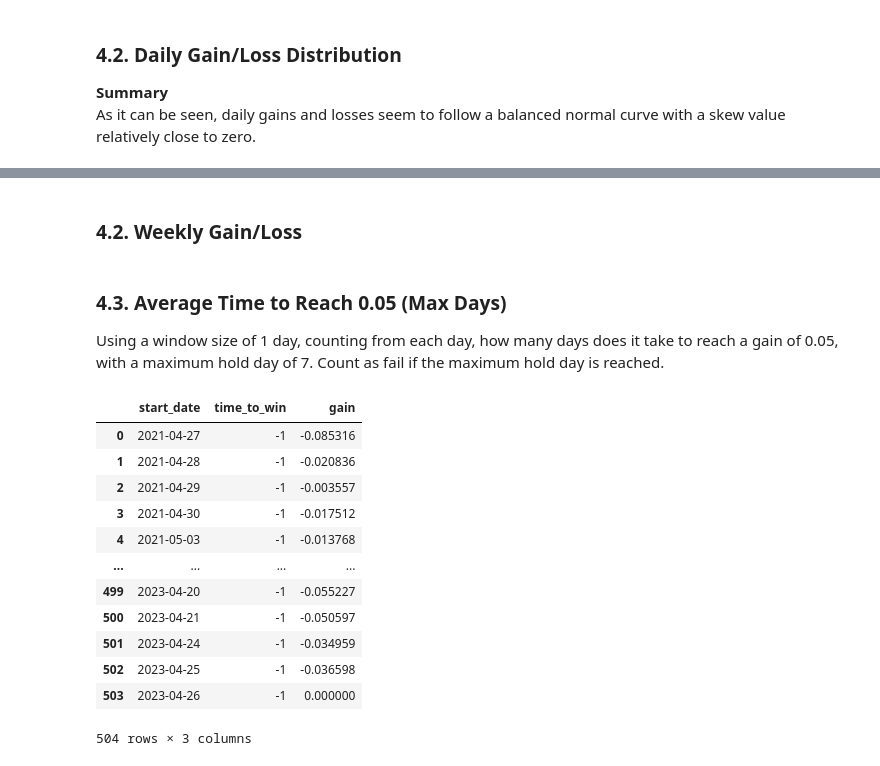
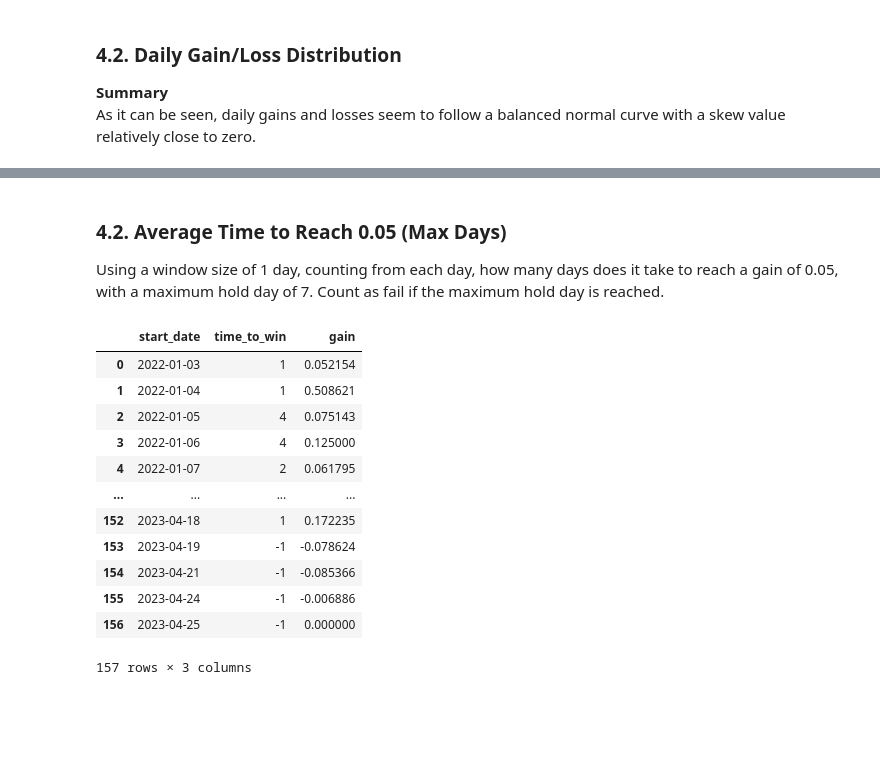
Before and after one commit to salsabiilashifa11/stock-market-analyser, a Jupyter notebook: Swing Trading Analysis.ipynb, the cells around one changed output, grey strips where cells are left out. Cells and saved outputs as stored; diff of their text form; code cells hidden in the pictures; blank space fills up the shorter version.

```diff
--- a/Swing Trading Analysis.ipynb
+++ b/Swing Trading Analysis.ipynb
@@ -111,0 +137,4 @@ df
+# %%
+# Call
+df = preprocess(data)
+df
@@ -159,10 +205,8 @@ fig = ff.create_distplot([df['gain_loss'].to_list()], ['gain_loss'], bin_size=.0
 fig.show()
 # %% [output]
 [interactive output not drawn]
-# %% [markdown]
-### 4.2. Weekly Gain/Loss
 # %% [markdown]
-### 4.3. Average Time to Reach 0.05 (Max Days)
+### 4.2. Average Time to Reach 0.05 (Max Days)
 
 Using a window size of 1 day, counting from each day, how many days does it take to reach a gain of 0.05, with a maximum hold day of 7. Count as fail if the maximum hold day is reached.
 # %%
@@ -200,9 +248,10 @@ def window_slide(
         row: pd.Series,
         df: pd.DataFrame,
         x: float,
-        idx_start: int,
+        comparator: ComparisonType,
+        fail_condition: FailCondition,
         max_days: int,
-        comparator: ComparisonType
+        max_loss: float,
     ) -> (int, float):
     """
     Returns a tuple that denotes the minimum number of days it takes to reach a certain gain value from
@@ -212,17 +261,31 @@ def window_slide(
         row: the row from the dataframe that denotes the starting date
         df: source dataframe that will be analysed
         x: target gain to be reached
-        idx_start: the index of the starting row
+        comparator: what metric to use as comparison
+        fail_condition: how the fail condition is defined to be
         max_days: maximum days of withholding before declaring failure
-        comparator: what metric to use as comparison
+        max_loss: maximum loss withstood before declaring failure
     [Output]
         (int, float)
     """
-    idx_curr = idx_start
+    # Variable initiation
+    idx_start = idx_curr = row['row_index']
     gain_curr = 0
-    while (gain_curr < x) and (idx_curr - idx_start < max_days) and (idx_curr < len(df)-1):
+    is_fail = False
+
+    while (gain_curr < x) and (idx_curr < len(df)-1) and (not is_fail):
         idx_curr += 1
-        gain_curr = get_value(df=df, idx_start=idx_start, idx_end=idx_curr, comparator=comparator)
+        gain_curr = get_value(
+            df=df,
+            idx_start=idx_start,
+            idx_end=idx_curr,
+            comparator=comparator,
+        )
+        # Recheck fail condition
+        if (fail_condition == FailCondition.TIME):
+            is_fail = idx_curr - idx_start >= max_days
+        elif (fail_condition == FailCondition.LOSS):
+            is_fail = gain_curr < max_loss
 
     # Success condition reached
     if (gain_curr > x):
@@ -234,8 +297,10 @@ def window_slide(
 def time_to_reach_x(
         df: pd.DataFrame,
         x: float = 0.05,
-        max_days: int = 14,
-        comparison_type: ComparisonType = ComparisonType.AVG
+        comparison_type: ComparisonType = ComparisonType.AVG,
+        fail_condition: FailCondition = FailCondition.TIME,
+        max_days: int = 30,
+        max_loss: float = -0.1
     ) -> pd.DataFrame:
     """
     For each day that the market is open, this function calculates how many days it takes to reach a gain of x,
@@ -251,28 +316,30 @@ def time_to_reach_x(
     res = pd.DataFrame()
     temp = pd.DataFrame()
 
-    temp['window_res'] = df.apply(lambda row : window_slide(row, df, x, row['row_index'], max_days, comparison_type), axis = 1)
+    temp['window_res'] = df.apply(lambda row : window_slide(
+        row, df, x, comparison_type, fail_condition, max_days, max_loss
+    ), axis = 1)
     res['start_date'] = df['date']
     res['time_to_win'], res['gain'] = zip(*temp['window_res'])
 
     return res
 # %%
-result = time_to_reach_x(df, x=0.05, max_days=40)
+result = time_to_reach_x(df, x=0.05, comparison_type=ComparisonType('high'))
 result
 # %% [output]
 |  | start_date | time_to_win | gain |
-| 0 | 2021-04-27 | -1 | -0.085316 |
-| 1 | 2021-04-28 | -1 | -0.020836 |
-| 2 | 2021-04-29 | -1 | -0.003557 |
-| 3 | 2021-04-30 | -1 | -0.017512 |
-| 4 | 2021-05-03 | -1 | -0.013768 |
+| 0 | 2022-01-03 | 1 | 0.052154 |
+| 1 | 2022-01-04 | 1 | 0.508621 |
+| 2 | 2022-01-05 | 4 | 0.075143 |
+| 3 | 2022-01-06 | 4 | 0.125000 |
+| 4 | 2022-01-07 | 2 | 0.061795 |
 | ... | ... | ... | ... |
-| 499 | 2023-04-20 | -1 | -0.055227 |
-| 500 | 2023-04-21 | -1 | -0.050597 |
-| 501 | 2023-04-24 | -1 | -0.034959 |
-| 502 | 2023-04-25 | -1 | -0.036598 |
-| 503 | 2023-04-26 | -1 | 0.000000 |
+| 152 | 2023-04-18 | 1 | 0.172235 |
+| 153 | 2023-04-19 | -1 | -0.078624 |
+| 154 | 2023-04-21 | -1 | -0.085366 |
+| 155 | 2023-04-24 | -1 | -0.006886 |
+| 156 | 2023-04-25 | -1 | 0.000000 |
-504 rows × 3 columns
+157 rows × 3 columns
 # %%
 wins = result.drop(result[result['time_to_win'] == -1].index)
 wins
```
Also changed, not shown: parts of 25 cells of this notebook.
